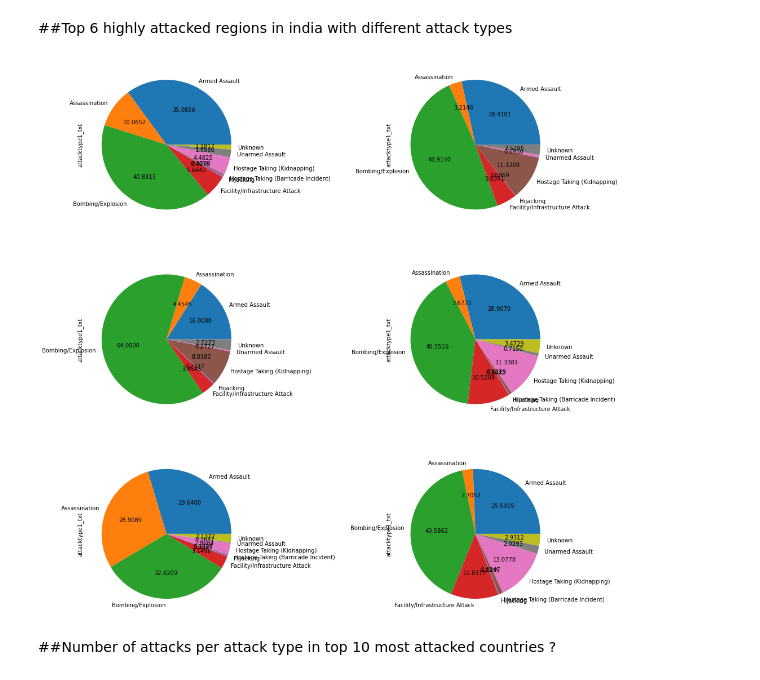
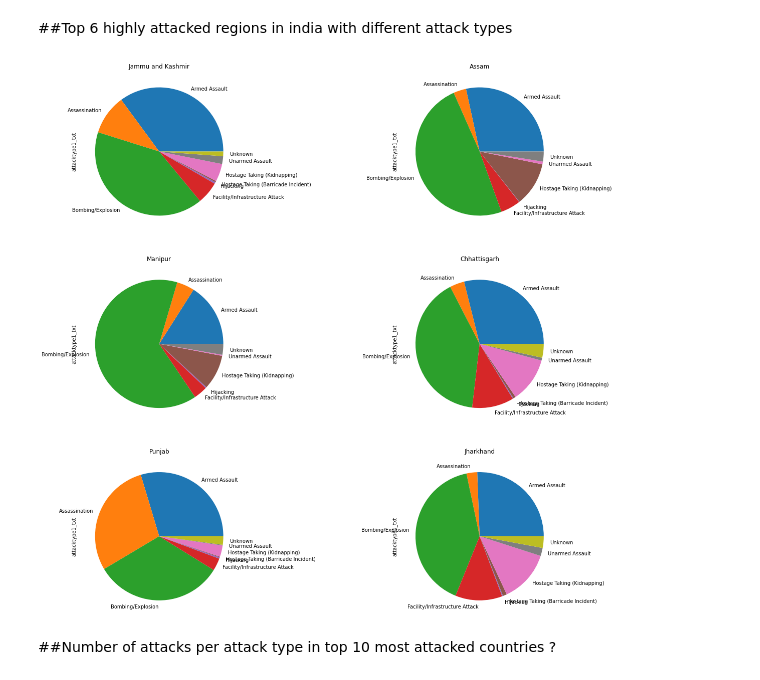
Before and after one commit to ashutosh-sharma-xi/Global-Terrorism-Analysis, a Jupyter notebook: Global_Terrorism_Analysis_Capstone_Project.ipynb, the cells around one changed output. Saved outputs shown, nothing was run; the diff lists cells and outputs as text; code cells hidden in the pictures.

```diff
--- a/Global_Terrorism_Analysis_Capstone_Project.ipynb
+++ b/Global_Terrorism_Analysis_Capstone_Project.ipynb
@@ -73,10 +73,9 @@ gt_df.describe()
 | max | 2.017123e+11 | 2017.000000 | 12.000000 | 31.000000 | 1.000000 | 1004.000000 | 12.000000 | 74.633553 | 1.793667e+02 | 5.000000 | ... |
 8 rows × 77 columns
 # %%
-df = gt_df[['attacktype1_txt','city' ,'country_txt' ,'gname' ,'iday' ,
-    'imonth' ,'iyear' ,'nkill' ,'success' ,'natlty1_txt' ,
-    'provstate' ,'region_txt' ,'target1' ,'targtype1_txt' ,'weaptype1_txt' ,
-    'latitude' ,'longitude']]
+df = gt_df[['attacktype1_txt','city' ,'country_txt' ,'gname' ,'iday' ,'imonth' ,'iyear'
+            ,'nkill' ,'success' ,'natlty1_txt' ,'provstate' ,'region_txt' ,'target1'
+            ,'targtype1_txt' ,'weaptype1_txt' ,'latitude' ,'longitude']]
 df.head(3)
 # %% [output]
 |  | attacktype1_txt | city | country_txt | gname | iday | imonth | iyear | nkill | success | ... |
@@ -126,14 +126,15 @@ prov_df = prov_df.groupby(['provstate'])['provstate'].count().reset_index(name='
 # %%
 plt.figure(1)
 count = 1
 for prov in prov_df['provstate']:
   new_df = df.loc[df['provstate']==prov]
   Atk_typ = new_df.groupby(['attacktype1_txt'])['attacktype1_txt'].count()
   plt.subplot(3,2,count)
-  Atk_typ.plot(kind = 'pie', figsize = (18,18), autopct = '%.4f')
+  plt.title(prov)
+  Atk_typ.plot(kind = 'pie', figsize = (21,20))
   count+=1
 # %% [output]
-[figure, old version]
+[figure, new version]
 # %% [markdown]
 ##Number of attacks per attack type in top 10 most attacked countries ?
 # %%
```
Also changed, not shown: parts of 11 cells of this notebook.
